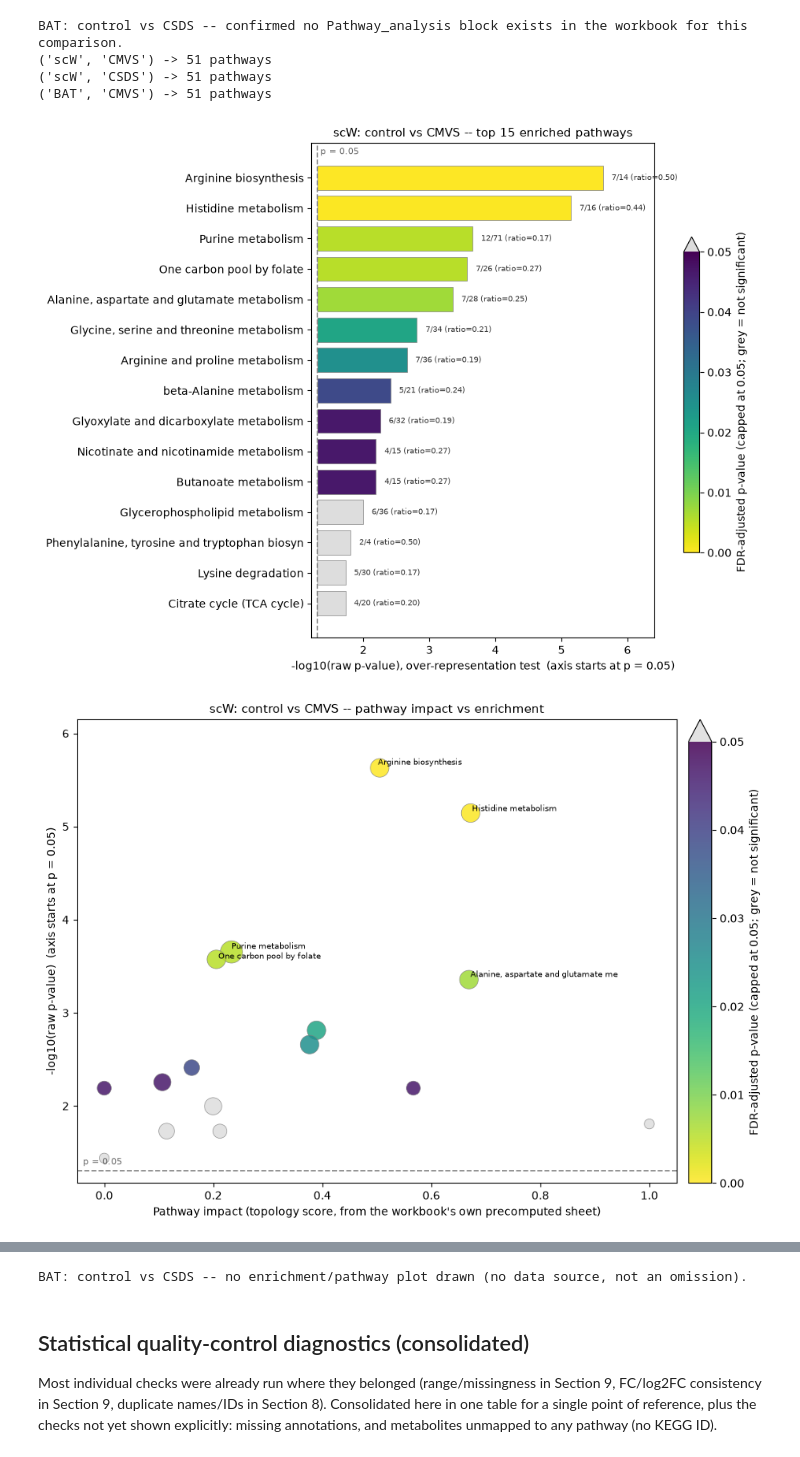
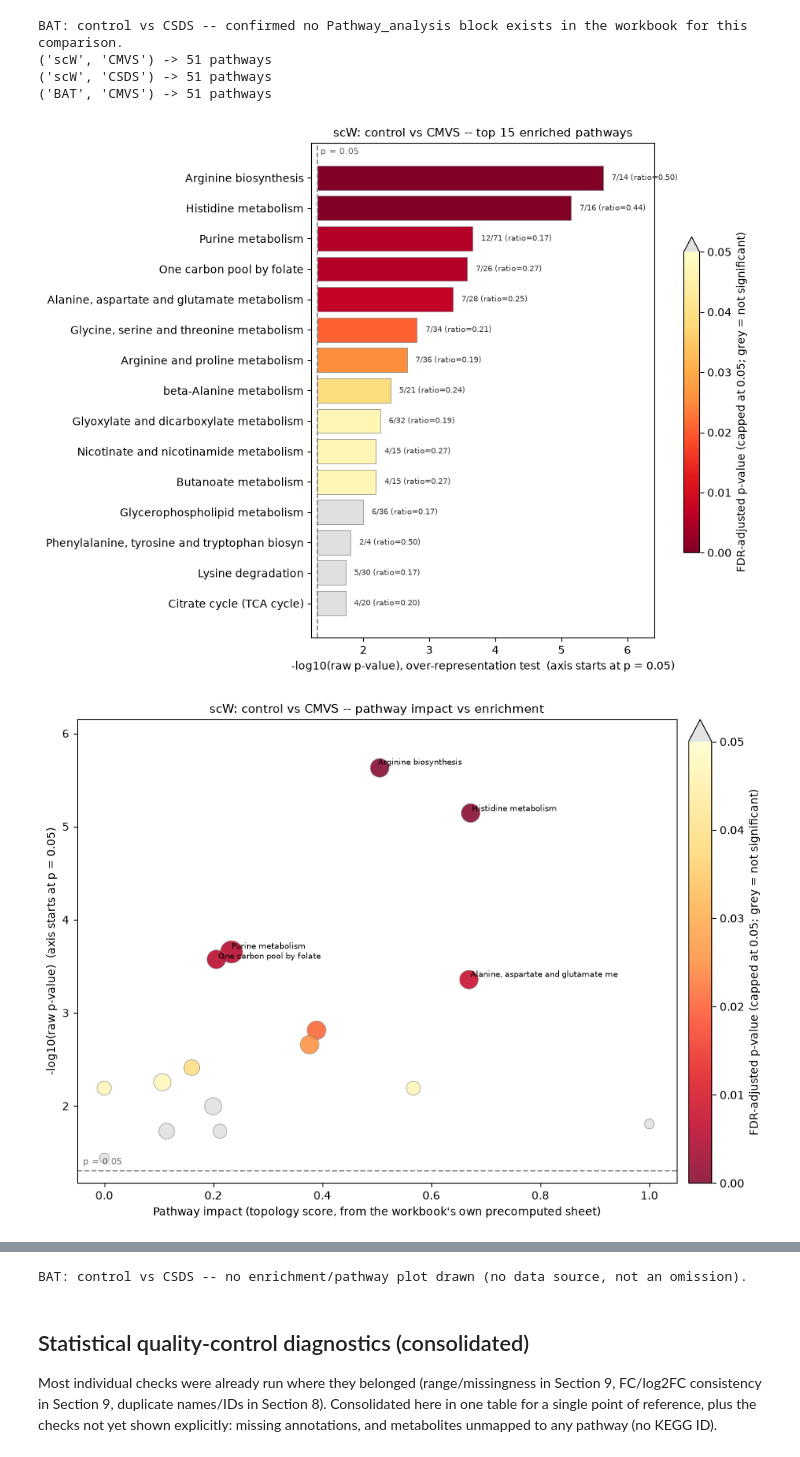
Before and after one commit to jovitaand/The-Effects-of-Stress-in-Gene-Expression-in-Adipose-Tissues, a Jupyter notebook: metabolomics_enrichment_analysis/notebooks/metabolomics_enrichment_pathway_analysis.ipynb, the cells around one changed output, grey strips where cells are left out. Cells and saved outputs as stored; diff of their text form; code cells hidden in the pictures.

```diff
--- a/metabolomics_enrichment_analysis/notebooks/metabolomics_enrichment_pathway_analysis.ipynb
+++ b/metabolomics_enrichment_analysis/notebooks/metabolomics_enrichment_pathway_analysis.ipynb
@@ -1281,8 +1292,10 @@ def create_enrichment_plot(table, title, save_stub, top_n=TOP_N_PATHWAYS):
 
     fig, ax = plt.subplots(figsize=(9, max(3, 0.4 * len(ranked) + 1)), layout="constrained")
     fdr_norm = mcolors.Normalize(vmin=0, vmax=0.05, clip=False)
-    cmap = plt.cm.viridis_r.copy()
-    cmap.set_over("#dddddd")
+    # MetaboAnalyst-style gradient: yellow (least significant, near the
+    # FDR cutoff) through orange to dark red (most significant).
+    cmap = plt.cm.YlOrRd_r.copy()
+    cmap.set_over("#e0e0e0")
 
     bars = ax.barh(y_pos, neg_log_p - threshold_x, left=threshold_x,
                     color=cmap(fdr_norm(fdr)), edgecolor="grey", linewidth=0.5)
@@ -1329,8 +1342,10 @@ def create_pathway_plot(table, title, save_stub):
     fdr = sig_table["Adjused p-value (FDR)"].astype(float)
 
     fdr_norm = mcolors.Normalize(vmin=0, vmax=0.05, clip=False)
-    cmap = plt.cm.viridis_r.copy()
-    cmap.set_over("#dddddd")
+    # MetaboAnalyst-style gradient: yellow (least significant, near the
+    # FDR cutoff) through orange to dark red (most significant).
+    cmap = plt.cm.YlOrRd_r.copy()
+    cmap.set_over("#e0e0e0")
 
     scatter = ax.scatter(x, y, s=sizes, c=fdr, cmap=cmap, norm=fdr_norm, alpha=0.85, edgecolors="grey", linewidths=0.5)
     cb = fig.colorbar(scatter, ax=ax, fraction=0.046, pad=0.02, extend="max")
@@ -1344,32 +1359,32 @@ def create_pathway_plot(table, title, save_stub):
     ax.annotate("p = 0.05", xy=(0.01, threshold_y), xycoords=("axes fraction", "data"),
                 xytext=(0, 4), textcoords="offset points", fontsize=8, color="dimgrey", ha="left", va="bottom")
     y_span = y.max() - threshold_y
 
     top5 = sig_table.nsmallest(5, "p-value")
     texts = [ax.text(row["Pathway Impact"], -np.log10(max(row["p-value"], 1e-300)), str(row.iloc[0])[:35], fontsize=7.5)
              for _, row in top5.iterrows()]
     if texts:
         adjust_text(texts, ax=ax, arrowprops=dict(arrowstyle="-", color="grey", lw=0.6))
 
     # Re-applied after adjust_text(), which can otherwise reset axis limits
     # via its own autoscale while repositioning labels.
     ax.set_ylim(threshold_y - 0.03 * max(y_span, 0.5), y.max() + 0.12 * max(y_span, 0.5))
 
     ax.set_xlabel("Pathway impact (topology score, from the workbook's own precomputed sheet)")
     ax.set_ylabel("-log10(raw p-value)  (axis starts at p = 0.05)")
     ax.set_title(title, fontsize=11)
     fig.savefig(os.path.join(FIGURES_DIR, "pathway", f"{save_stub}.png"), dpi=200, facecolor="white")
     fig.savefig(os.path.join(FIGURES_DIR, "pathway", f"{save_stub}.svg"), facecolor="white")
     plt.show()
 
 
 for (tissue, case), table in pathway_tables.items():
     create_enrichment_plot(table, f"{tissue}: control vs {case} -- top {TOP_N_PATHWAYS} enriched pathways",
                             f"enrichment_bar_{tissue}_{case}")
     create_pathway_plot(table, f"{tissue}: control vs {case} -- pathway impact vs enrichment",
                          f"pathway_bubble_{tissue}_{case}")
 
 print("BAT: control vs CSDS -- no enrichment/pathway plot drawn (no data source, not an omission).")
 # %% [output]
-[figure, old version]
+[figure, new version]
-[figure, old version]
+[figure, new version]
```
Also changed, not shown: parts of 2 cells of this notebook, 26 other files.
